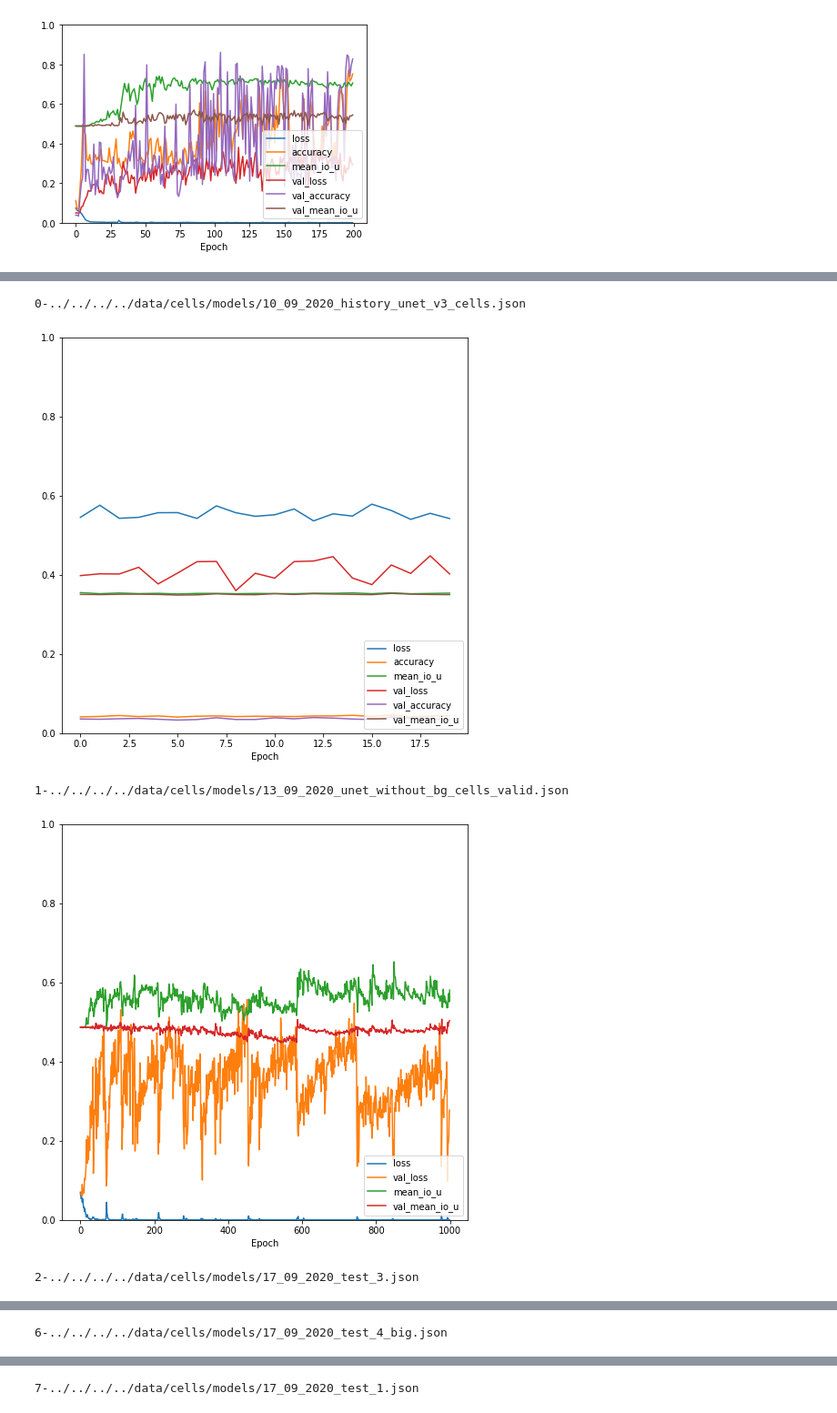
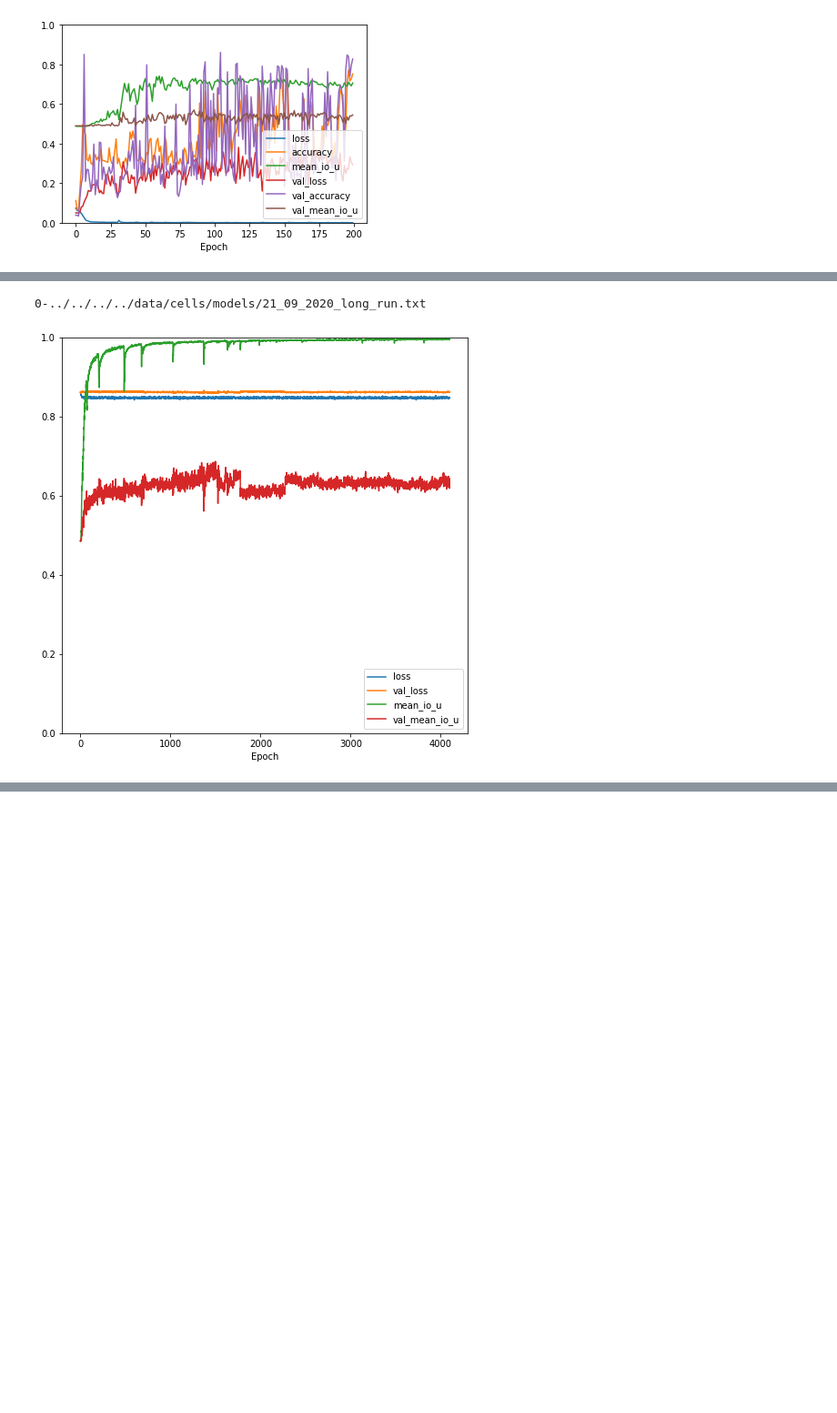
Before and after one commit to PreibischLab/PixelWise_Cell_Classification, a Jupyter notebook: V2/unet/Plot graphs.ipynb, the cells around one changed output, grey strips where cells are left out. Shown at 91% size. Saved outputs shown, nothing was run; the diff lists cells and outputs as text; code cells hidden in the pictures; blank space fills up the shorter version.

```diff
--- a/V2/unet/Plot graphs.ipynb
+++ b/V2/unet/Plot graphs.ipynb
@@ -137,7 +137,7 @@ import plot
 history_path = '../../../../data/cells/models/'
 files = []
 for file in os.listdir(history_path):
-    if file.endswith(".json"):
+    if file.endswith(".txt"):
         f  =os.path.join(history_path, file)
         files.append(f)
 
@@ -159,17 +152,14 @@ files
 # %%
 m = ['loss','val_loss','mean_io_u','val_mean_io_u']
-metrics = [None,m,m,None,None,m,m,m]
+metrics = [m,m,m,None,None,m,m,m]
 for i,f in enumerate(files):
     print(str(i)+"-"+f)
     try:
         history = json.load(open(f, 'r')).replace("'", "\"")
         history_dict = json.loads(history)
         plot.smartHistory(history_dict,metrics[i])
     except:
         print('error')
 # %% [output]
-0-../../../../data/cells/models/10_09_2020_history_unet_v3_cells.json
+0-../../../../data/cells/models/21_09_2020_long_run.txt
-[figure, old version]
+[figure, new version]
-1-../../../../data/cells/models/13_09_2020_unet_without_bg_cells_valid.json
-[figure, removed]
-2-../../../../data/cells/models/17_09_2020_test_3.json
@@ -183 +165,0 @@ error
-6-../../../../data/cells/models/17_09_2020_test_4_big.json
@@ -185 +165,0 @@ error
-7-../../../../data/cells/models/17_09_2020_test_1.json
```
Also changed, not shown: parts of 4 cells of this notebook, 23 other files.
